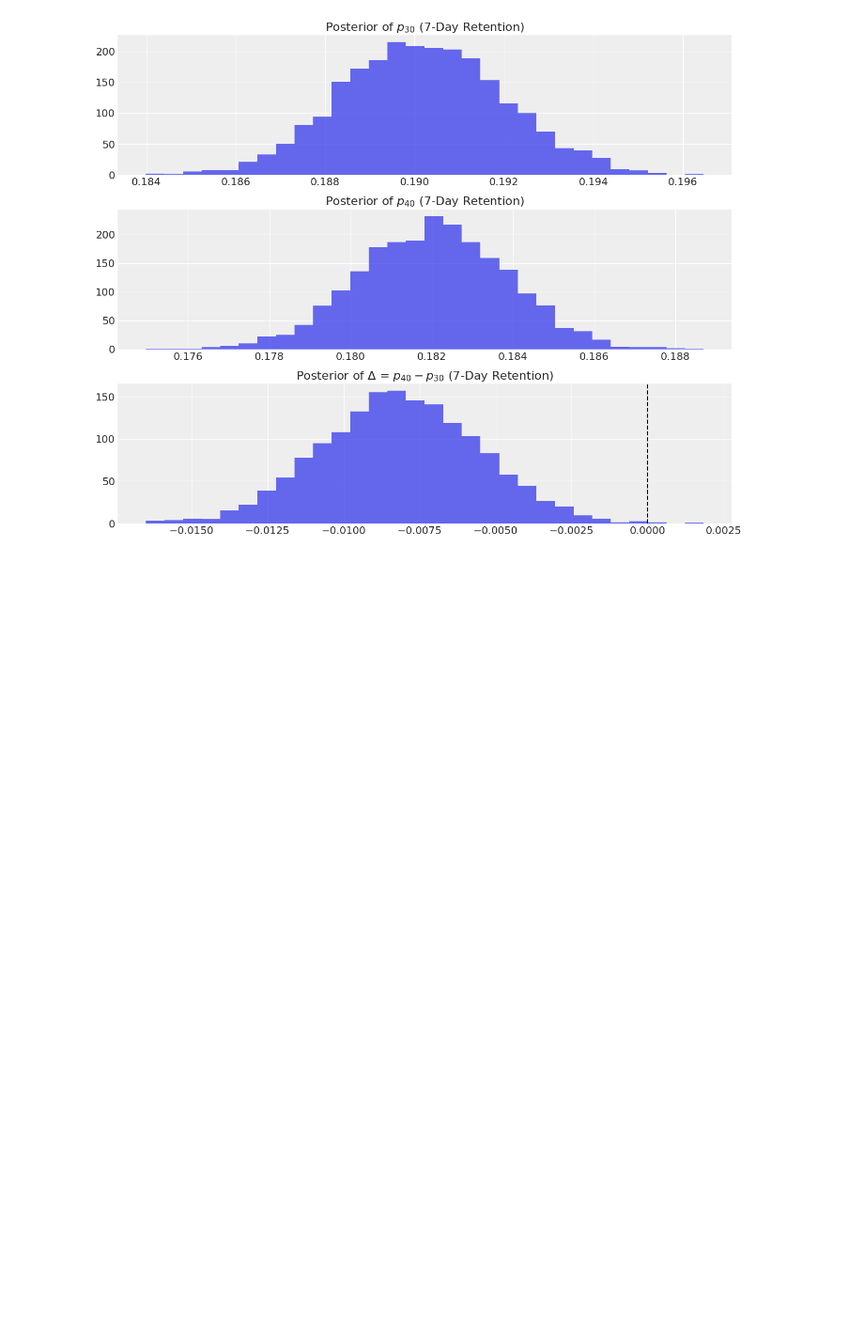
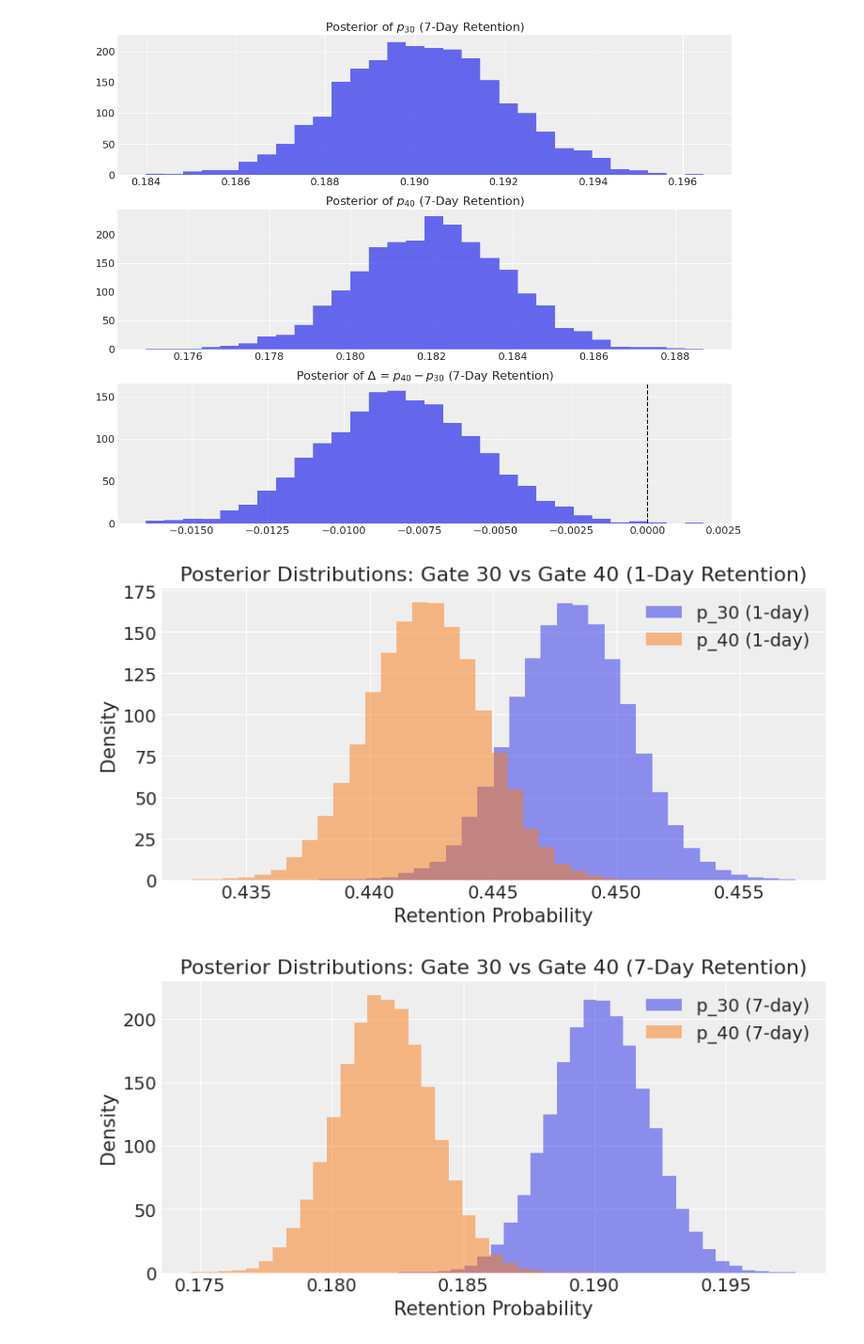
Before and after one commit to Reybolouri/econ8310-assignment4, a Jupyter notebook: assignment_notebook.ipynb, the cells around one changed output. Shown at 94% size. Saved outputs shown, nothing was run; the diff lists cells and outputs as text; code cells hidden in the pictures; blank space fills up the shorter version.

```diff
--- a/assignment_notebook.ipynb
+++ b/assignment_notebook.ipynb
@@ -306,3 +308,34 @@ p_40     2758.0    1.0
 delta    2677.0    1.0
 [figure]
 [figure]
+# %%
+import matplotlib.pyplot as plt
+
+# Extract posterior samples
+p30_1 = trace1.posterior.p_30.values.flatten()
+p40_1 = trace1.posterior.p_40.values.flatten()
+p30_7 = trace7.posterior.p_30.values.flatten()
+p40_7 = trace7.posterior.p_40.values.flatten()
+
+# Overlay plot for 1-day retention
+plt.figure(figsize=(8, 4))
+plt.hist(p30_1, bins=30, density=True, alpha=0.5, label='p_30 (1-day)')
+plt.hist(p40_1, bins=30, density=True, alpha=0.5, label='p_40 (1-day)')
+plt.title('Posterior Distributions: Gate 30 vs Gate 40 (1-Day Retention)')
+plt.xlabel('Retention Probability')
+plt.ylabel('Density')
+plt.legend()
+plt.show()
+
+# Overlay plot for 7-day retention
+plt.figure(figsize=(8, 4))
+plt.hist(p30_7, bins=30, density=True, alpha=0.5, label='p_30 (7-day)')
+plt.hist(p40_7, bins=30, density=True, alpha=0.5, label='p_40 (7-day)')
+plt.title('Posterior Distributions: Gate 30 vs Gate 40 (7-Day Retention)')
+plt.xlabel('Retention Probability')
+plt.ylabel('Density')
+plt.legend()
+plt.show()
+# %% [output]
+[figure, added]
+[figure, added]
```
Also changed, not shown: parts of 1 cell of this notebook.
